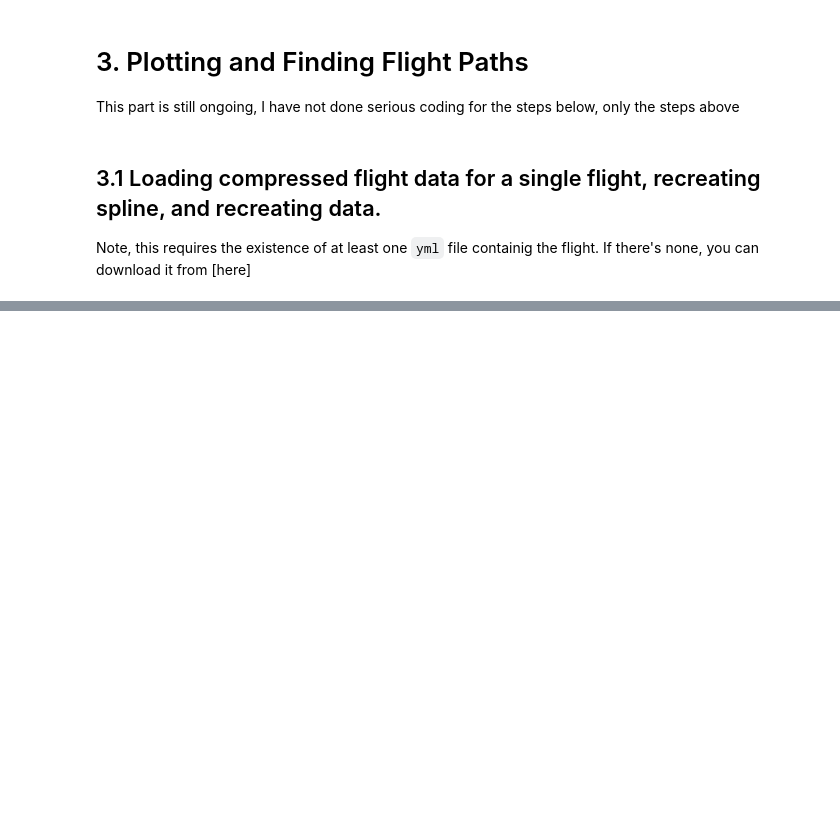
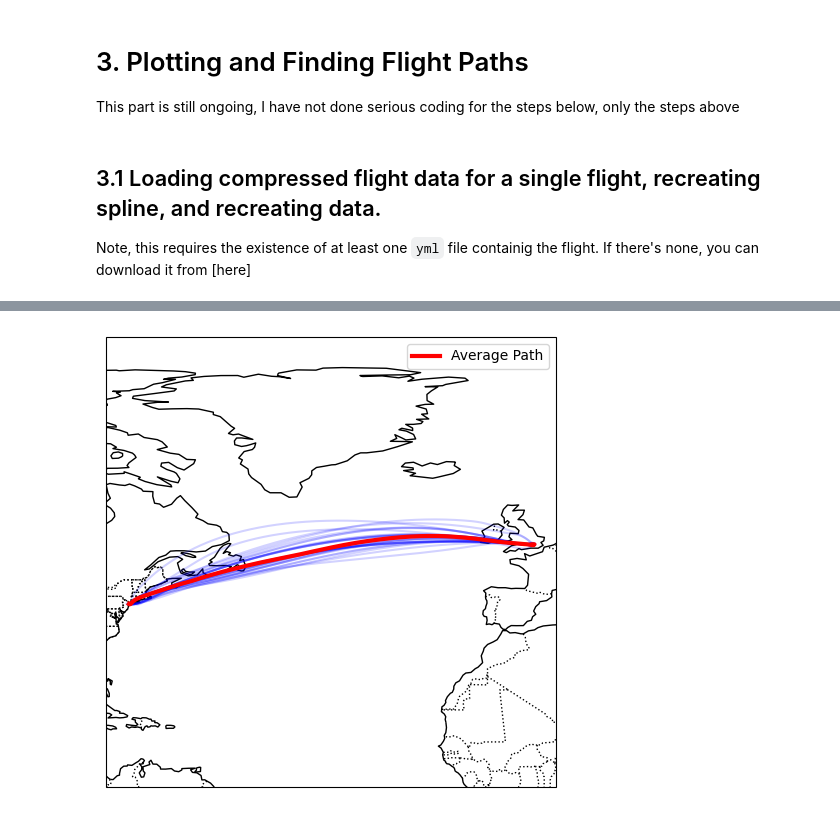
Before and after one commit to Flight-Path-Analysis/FlightPathAnalysis, a Jupyter notebook: prototyping/prototyping.ipynb, the cells around one changed output, grey strips where cells are left out. Cells and saved outputs as stored; diff of their text form; code cells hidden in the pictures; blank space fills up the shorter version.

```diff
--- a/prototyping/prototyping.ipynb
+++ b/prototyping/prototyping.ipynb
@@ -945,2 +467,22 @@ compressor = compressors.SplineCompressor(config)
+# %%
+fig, ax = plt.subplots(subplot_kw={'projection': ccrs.PlateCarree()})
+ax.add_feature(cfeature.BORDERS, linestyle=':')
+ax.add_feature(cfeature.COASTLINE)
+ax.add_feature(cfeature.STATES, linestyle=':')
+
+for i, file in enumerate(files):
+    ax.plot(ys[i,1,:], ys[i,0,:], color = 'b', alpha=1/np.sqrt(len(files)))
+ax.plot(means[1], means[0], color = 'r', linewidth = 3, label = 'Average Path')
+
+x_min, x_max, y_min, y_max = ax.get_extent()
+RANGE = np.max([y_max - y_min, x_max - x_min])
+y_mid = (y_max + y_min)/2
+x_mid = (x_max + x_min)/2
+ax.set_extent([x_mid - RANGE/2, x_mid + RANGE/2, y_mid - RANGE/2, y_mid + RANGE/2])
+
+ax.legend()
+fig.tight_layout()
+# %% [output]
+[figure, added]
 # %%
 # %% [output]
```
Also changed, not shown: parts of 22 cells of this notebook.
